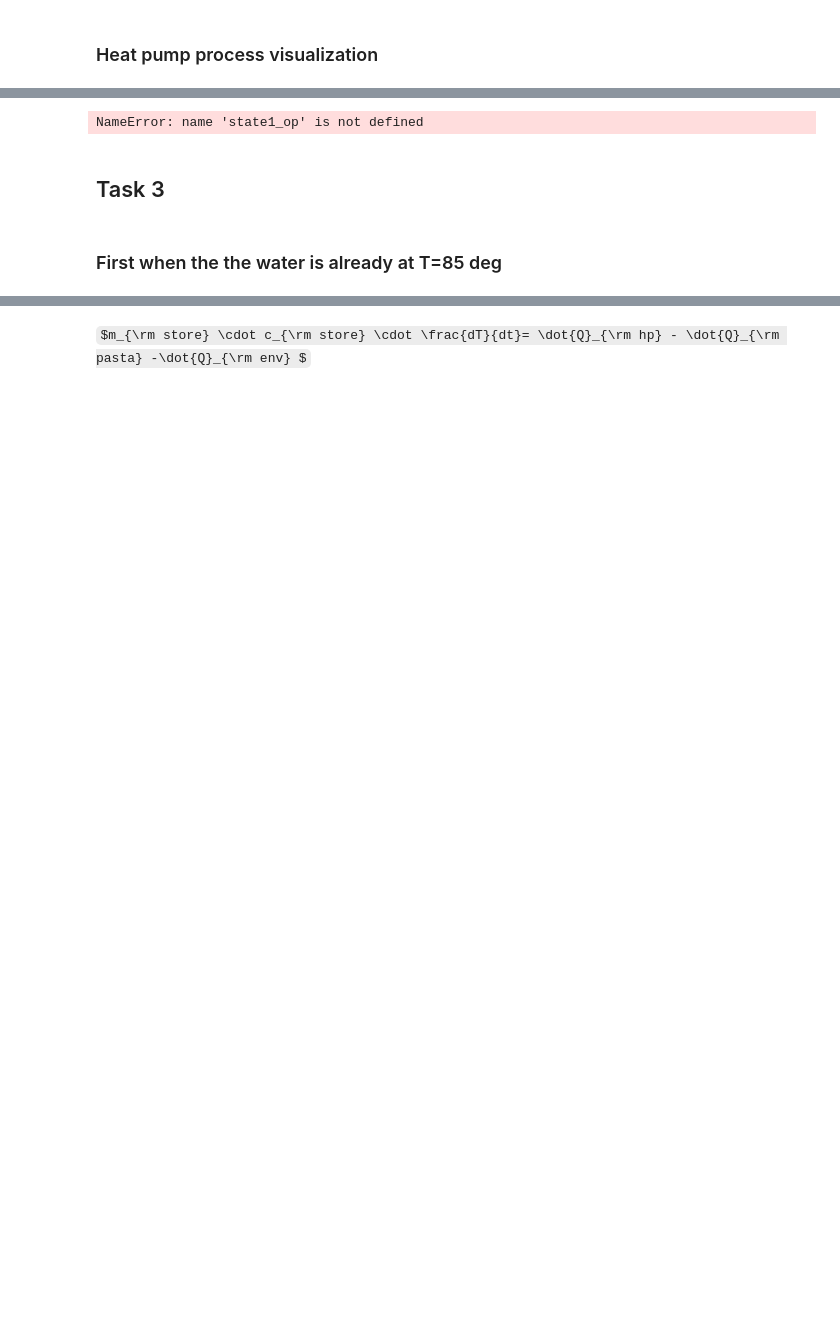
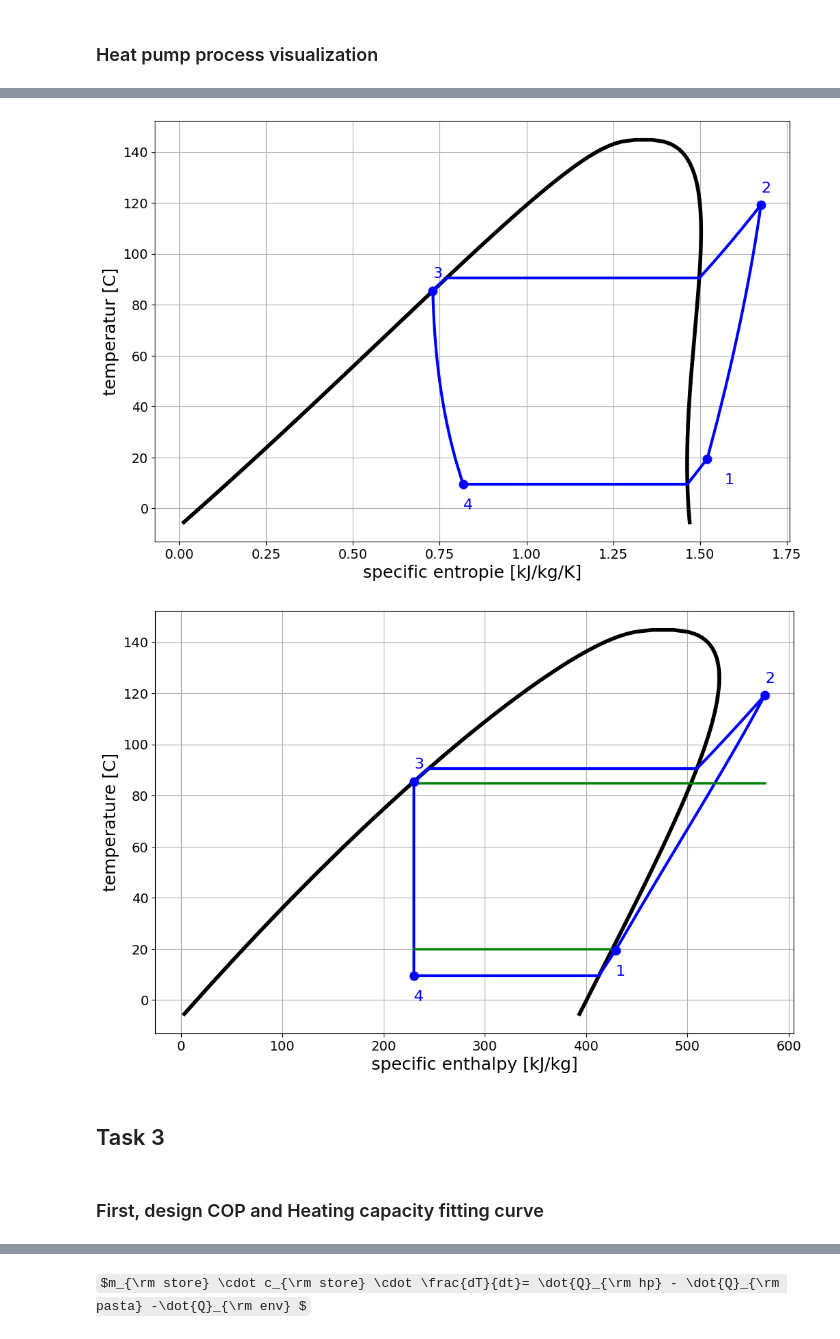
Before and after one commit to ElmayoGH/SHC-project, a Jupyter notebook: Task1.ipynb, the cells around one changed output, grey strips where cells are left out. Drawn from its saved outputs; the diff is of its cells as text; code cells hidden in the pictures; some formulas as TeX source; blank space fills up the shorter version.

Commit message:
Task 3

```diff
--- a/Task1.ipynb
+++ b/Task1.ipynb
@@ -484,12 +487,16 @@ def pinch_con(param, fluid, D):
 
     #return the values at inlet, outlet, and dew line as a vector
     return [delta_T_in_co,delta_T_out_co,delta_T_inside_co]
+# %%
+def NC_Ts_norecup(param):
+    T_co,T_ev,delta_T_sh,delta_sc=param
+    return T_co-T_ev
 # %%
 #Define appropriate bounds
-bounds=[(T_si_in,120.),(-15.,T_so)] #(T_co_min, T_co_max), (T_ev_min, T_ev_max)
+bounds=[(T_si_in,120.),(-15.,T_so),(8.,20.),(1.,20.)] #(T_co_min, T_co_max), (T_ev_min, T_ev_max)
 # %%
 # Calculate required heating capacity from Task 1
-Q_required = 2.375  # kW (from your Task 1 results)
+Q_required = 3.5  # kW (from your Task 1 results)
 
 # Add condenser size constraint
 lambda_steel=25. #W/mK
@@ -525,7 +532,7 @@ R_L_VL=R_L_h_refVL+R_L_lambda_w+R_L_h_water #m.K/W
 print("thermal resistance per meter during Vapor Liquid part =",round(R_L_VL,4),"mK/W")
 
 # For each optimized heat pump design, check:
-def check_capacity_condenser_constraint(T_co, T_ev, fluid, D, Q_required, R_L_VL, R_L_sh):
+def check_capacity_condenser_constraint(T_co, T_ev, fluid, D, Q_required, R_L_VL, R_L_sh,delta_T_sh,delta_T_sc):
     # Calculate heat pump capacity
     eta_is, m_dot = recip_comp_SP([T_ev, T_co, delta_T_sh, delta_T_sc, D], fluid, transcrit=False)
 
@@ -575,7 +582,9 @@ thermal resistance per meter during Vapor Liquid part = 0.0086 mK/W
 # %%
 #Define an appropriate initial guess (starting point).
 T_co_start=40. #°C
-T_ev_start=-5. #°C
+T_ev_start=-5.
+delta_T_sh_start = 10 #K
+delta_T_sc_start = 0.5 #K
 results = []
 feasible_designs = []
 fluids = ["Isobutane","Butane","Isobutene","DimethylEther"]
@@ -593,12 +602,17 @@ for fluid in fluids:
             return pinch_con(x, fluid, D)
         NC1=NonlinearConstraint(pinch_evap_opt, [min_pinch,min_pinch],[np.inf,np.inf])
         NC2=NonlinearConstraint(pinch_con_opt, [min_pinch,min_pinch,min_pinch],[np.inf,np.inf,np.inf])
+        NC3_norecup=NonlinearConstraint(NC_Ts_norecup, [0.],[np.inf])
         #All constraints can be combined into a tuple
-        NCs=(NC1,NC2)
+        NCs=(NC1,NC2,NC3_norecup)
         #Use minimize to optimize the COP
-        res=minimize(calc_COP_opt,x0=[T_co_start,T_ev_start],method='SLSQP',bounds=bounds,constraints=NCs)
+        res=minimize(calc_COP_opt,x0=[T_co_start,T_ev_start,delta_T_sh_start,delta_T_sc_start],method='SLSQP',bounds=bounds,constraints=NCs)
         T_co = res.x[0]
         T_ev = res.x[1]
+        delta_T_sh = res.x[2]
+        delta_T_sc = res.x[3]
+        print(delta_T_sh, delta_T_sc)
+
         state1_sat=FCP.state(["T","x"],[T_ev,1.0],fluid,Eh)
         #state1_op: outlet evaporator: T1=T_ev_op+delta_T_sh and p1=p1_sat
         if delta_T_sh>0.:
@@ -631,12 +645,14 @@ for fluid in fluids:
             "T_ev": res.x[1],
             "COP": 1. / calc_COP_opt(res.x), # check quel x ?
             "fun": res.fun, # 1/COP
-            "flux": m_dot # kg/s
+            "flux": m_dot, # kg/s
+            "superheating": delta_T_sh,
+            "subcooling": delta_T_sc
         })
 
 for result in results:
     if result['success']:
-        can_meet_demand, Q_hp, L_cond = check_capacity_condenser_constraint(result['T_co'], result['T_ev'], result['fluid'], result['D'], Q_required, R_L_VL, R_L_sh)
+        can_meet_demand, Q_hp, L_cond = check_capacity_condenser_constraint(result['T_co'], result['T_ev'], result['fluid'], result['D'], Q_required, R_L_VL, R_L_sh,res['superheating'], result['subcooling'])
         if can_meet_demand:
             result['Q_hp'] = Q_hp
             result['L_cond'] = L_cond
@@ -720,9 +748,11 @@ NameError: name 'best' is not defined
 # %%
+Diag.Ts(state1_op,state2_op,state3_op,state4_op,fluid,Eh)
 Diag.Th(state1_op,state2_op,state3_op,state4_op,[T_si_in,T_si_out],[T_so_in,T_so_out],fluid,Eh)
 # %% [output]
-NameError: name 'state1_op' is not defined
+[figure, added]
+[figure, added]
 # %% [markdown]
 ## Task 3
 # %% [markdown]
-### First when the the water is already at T=85 deg
+### First, design COP and Heating capacity fitting curve
 # %% [markdown]
```
Also changed, not shown: parts of 13 cells of this notebook, 16 other files.
